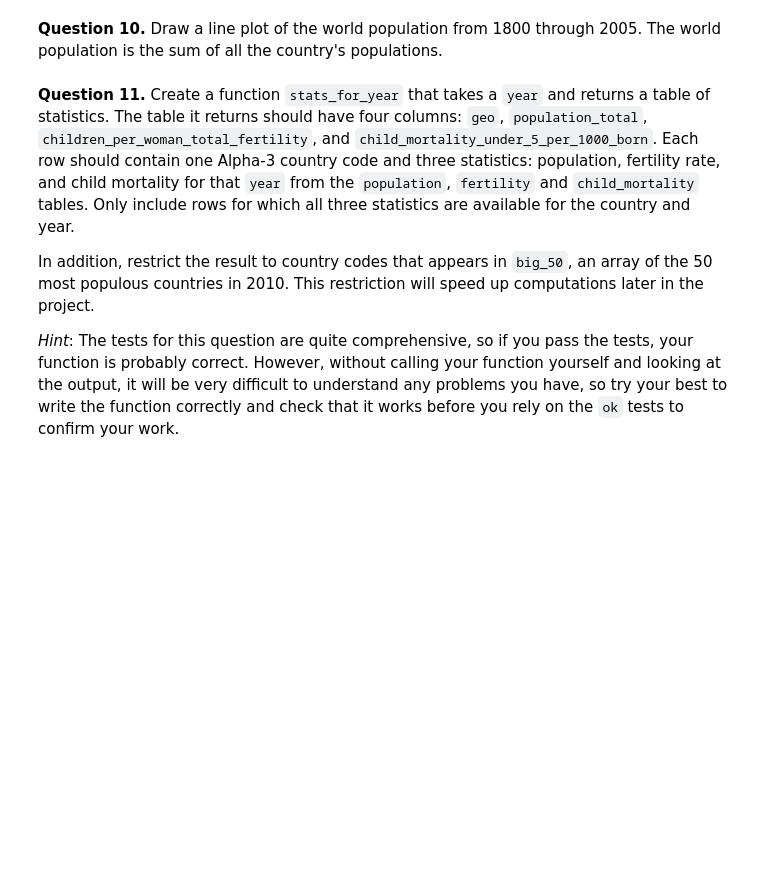
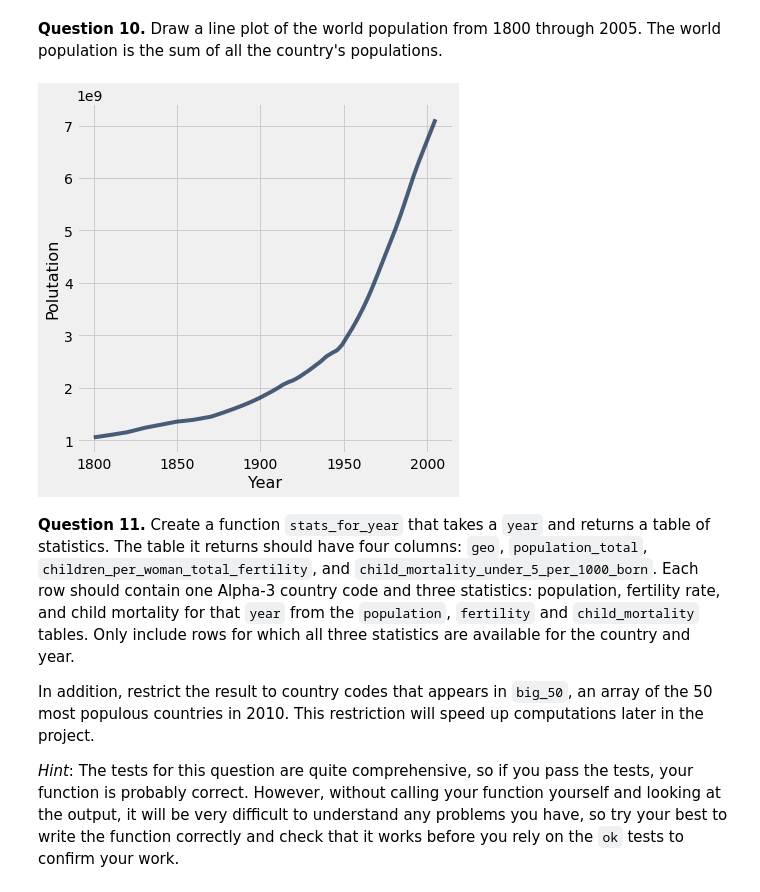
Before and after one commit to Weijun-H/data8, a Jupyter notebook: project/project1/project1.ipynb, the cells around one changed output. Saved outputs shown, nothing was run; the diff lists cells and outputs as text; code cells hidden in the pictures; blank space fills up the shorter version.

```diff
--- a/project/project1/project1.ipynb
+++ b/project/project1/project1.ipynb
@@ -274,3 +259,18 @@ _ = ok.grade('q1_9')
+# %%
+# print(population)
+def sum_world_population(start, end):
+    period = np.arange(start, end+1, 1)
+    world_population = Table(make_array("Year", "Polutation"))
+    for year in period:
+        sum_one_year_population = np.sum(population.where('time', are.equal_to(year)).column("population_total"))
+        # print(sum_one_year_population)
+        world_population = world_population.with_row([year, sum_one_year_population])
+    # world_population
+    return world_population
+world_population = sum_world_population(1800, 2005)
+world_population.plot(0,1)
+# %% [output]
+[figure, added]
 # %% [markdown]
 **Question 11.** Create a function `stats_for_year` that takes a `year` and returns a table of statistics. The table it returns should have four columns: `geo`, `population_total`, `children_per_woman_total_fertility`, and `child_mortality_under_5_per_1000_born`. Each row should contain one Alpha-3 country code and three statistics: population, fertility rate, and child mortality for that `year` from the `population`, `fertility` and `child_mortality` tables. Only include rows for which all three statistics are available for the country and year.
 
```
Also changed, not shown: parts of 41 cells of this notebook, 1 other file.
